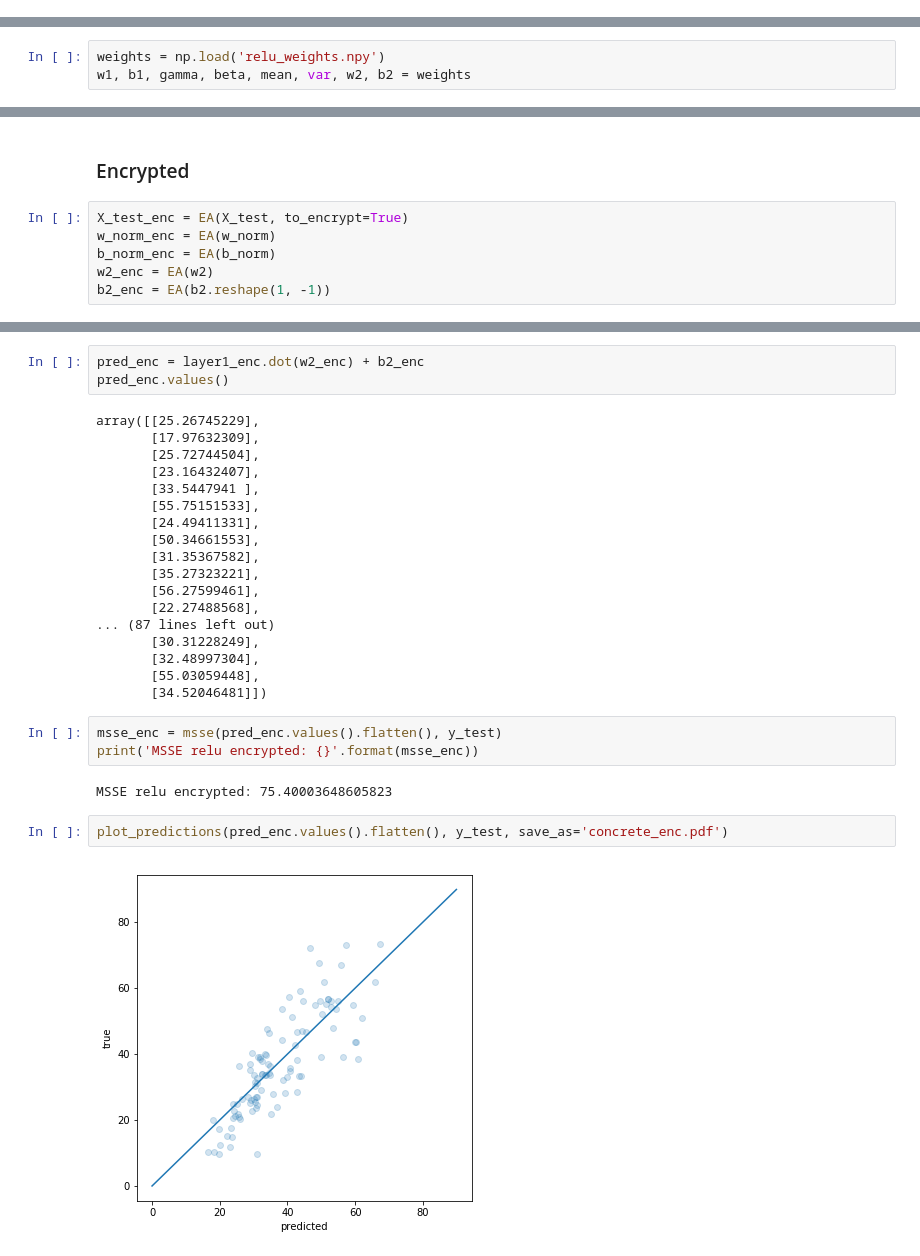
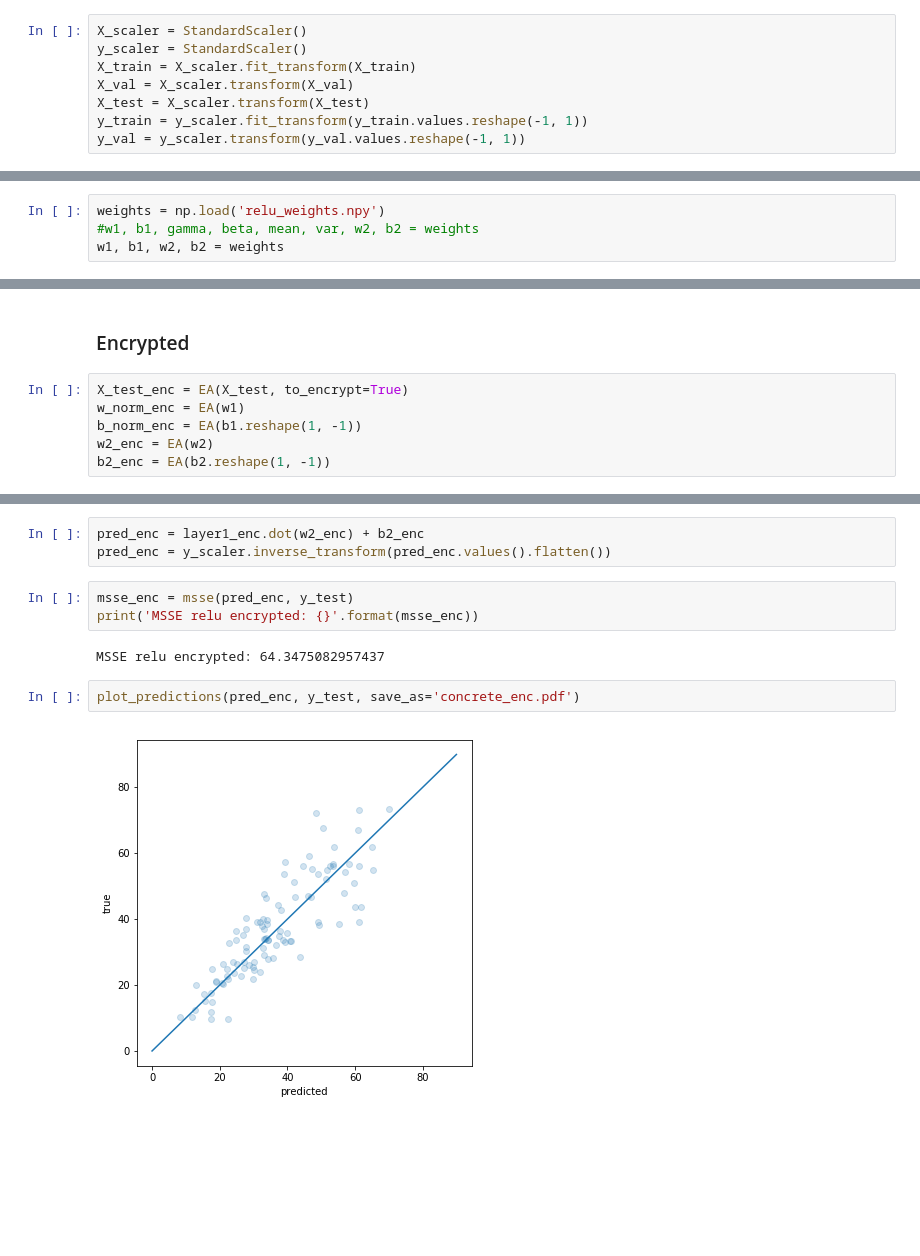
Before and after one commit to SimonMcDonnell/Dissertation, a Jupyter notebook: Concrete/evaluate_models.ipynb, the cells around one changed output, grey strips where cells are left out. Drawn from its saved outputs; the diff is of its cells as text; blank space fills up the shorter version.

```diff
--- a/Concrete/evaluate_models.ipynb
+++ b/Concrete/evaluate_models.ipynb
@@ -35,3 +33,11 @@ X_test = scaler.transform(X_test)
+# %%
+X_scaler = StandardScaler()
+y_scaler = StandardScaler()
+X_train = X_scaler.fit_transform(X_train)
+X_val = X_scaler.transform(X_val)
+X_test = X_scaler.transform(X_test)
+y_train = y_scaler.fit_transform(y_train.values.reshape(-1, 1))
+y_val = y_scaler.transform(y_val.values.reshape(-1, 1))
 # %%
 def msse(pred, y):
     return (np.sum((y - pred)**2)) / y.shape[0]
@@ -60,7 +66,8 @@ def relu(z):
 ### Unencrypted
 # %%
 weights = np.load('relu_weights.npy')
-w1, b1, gamma, beta, mean, var, w2, b2 = weights
+#w1, b1, gamma, beta, mean, var, w2, b2 = weights
+w1, b1, w2, b2 = weights
 # %%
 w_norm = normalize_weights(w1, var, gamma)
 b_norm = normalize_bias(b1, mean, var, beta, gamma).reshape(1, -1)
@@ -84,8 +100,8 @@ plot_predictions(pred_clear.flatten(), y_test, save_as='concrete_clear.pdf')
 ### Encrypted
 # %%
 X_test_enc = EA(X_test, to_encrypt=True)
-w_norm_enc = EA(w_norm)
-b_norm_enc = EA(b_norm)
+w_norm_enc = EA(w1)
+b_norm_enc = EA(b1.reshape(1, -1))
 w2_enc = EA(w2)
 b2_enc = EA(b2.reshape(1, -1))
 # %%
@@ -137,30 +111,12 @@ array([[ 3.86609505e+00,  1.69411659e+00,  4.82819662e+00,
 # %%
 pred_enc = layer1_enc.dot(w2_enc) + b2_enc
-pred_enc.values()
+pred_enc = y_scaler.inverse_transform(pred_enc.values().flatten())
-# %% [output]
-array([[25.26745229],
-       [17.97632309],
-       [25.72744504],
-       [23.16432407],
-       [33.5447941 ],
-       [55.75151533],
-       [24.49411331],
-       [50.34661553],
-       [31.35367582],
-       [35.27323221],
-       [56.27599461],
-       [22.27488568],
-... (87 lines left out)
-       [30.31228249],
-       [32.48997304],
-       [55.03059448],
-       [34.52046481]])
 # %%
-msse_enc = msse(pred_enc.values().flatten(), y_test)
+msse_enc = msse(pred_enc, y_test)
 print('MSSE relu encrypted: {}'.format(msse_enc))
 # %% [output]
-MSSE relu encrypted: 75.40003648605823
+MSSE relu encrypted: 64.3475082957437
 # %%
-plot_predictions(pred_enc.values().flatten(), y_test, save_as='concrete_enc.pdf')
+plot_predictions(pred_enc, y_test, save_as='concrete_enc.pdf')
 # %% [output]
-[figure, old version]
+[figure, new version]
```
Also changed, not shown: parts of 10 cells of this notebook, 9 other files.
